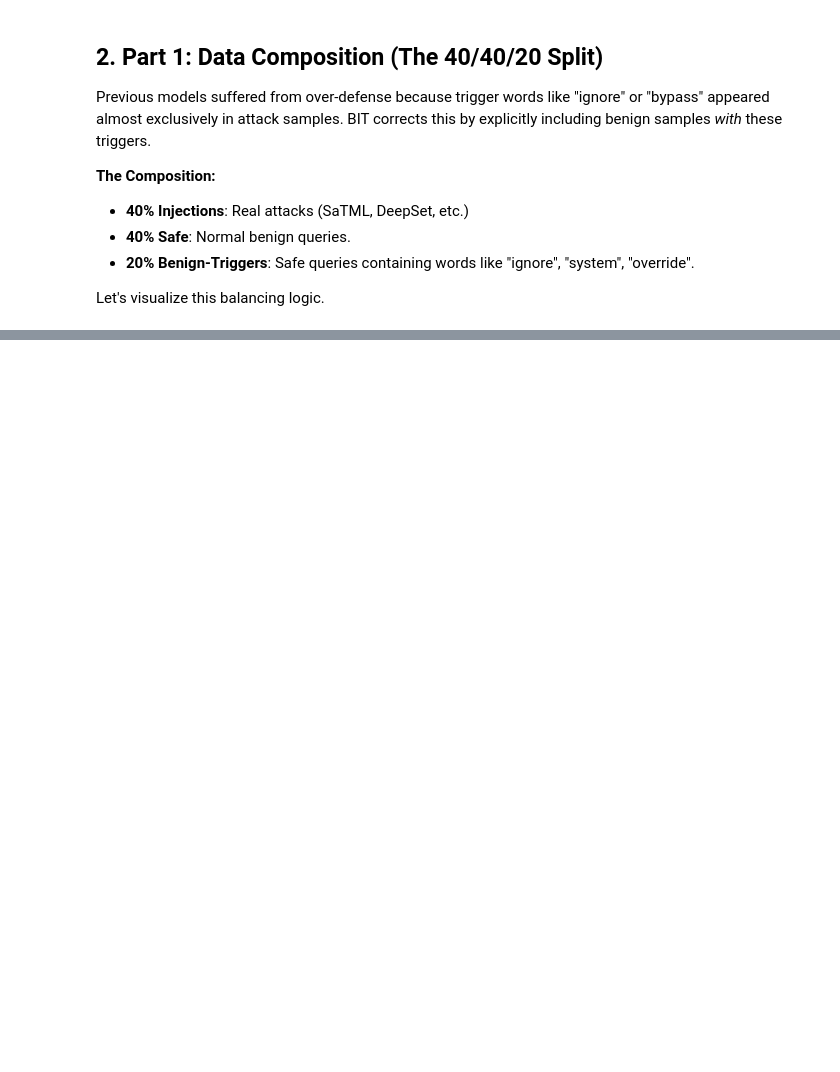
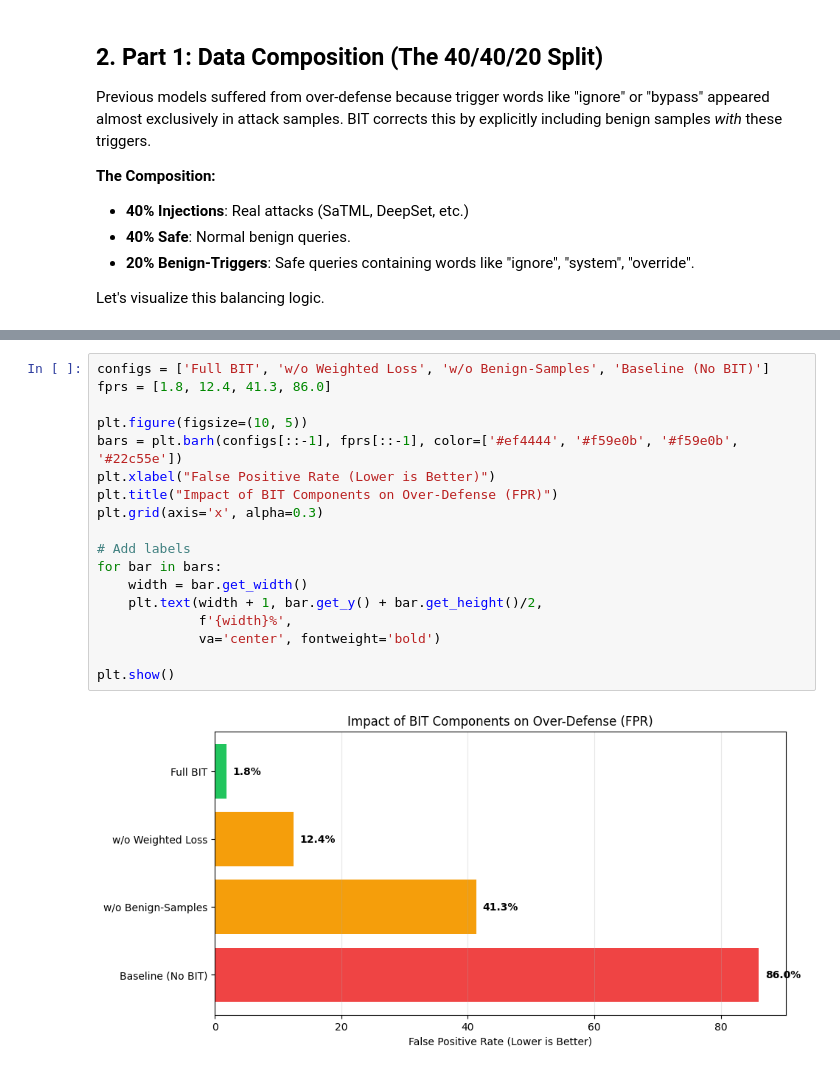
Before and after one commit to goodwiins/prompt-injection-defense, a Jupyter notebook: bit_demonstration.ipynb, the cells around one changed output, grey strips where cells are left out. Drawn from its saved outputs; the diff is of its cells as text; blank space fills up the shorter version.

```diff
--- a/bit_demonstration.ipynb
+++ b/bit_demonstration.ipynb
@@ -131,0 +336,20 @@ except FileNotFoundError:
+# %%
+configs = ['Full BIT', 'w/o Weighted Loss', 'w/o Benign-Samples', 'Baseline (No BIT)']
+fprs = [1.8, 12.4, 41.3, 86.0]
+
+plt.figure(figsize=(10, 5))
+bars = plt.barh(configs[::-1], fprs[::-1], color=['#ef4444', '#f59e0b', '#f59e0b', '#22c55e'])
+plt.xlabel("False Positive Rate (Lower is Better)")
+plt.title("Impact of BIT Components on Over-Defense (FPR)")
+plt.grid(axis='x', alpha=0.3)
+
+# Add labels
+for bar in bars:
+    width = bar.get_width()
+    plt.text(width + 1, bar.get_y() + bar.get_height()/2,
+             f'{width}%',
+             va='center', fontweight='bold')
+
+plt.show()
+# %% [output]
+[figure, added]
```
Also changed, not shown: parts of 18 cells of this notebook, 2 other files.
